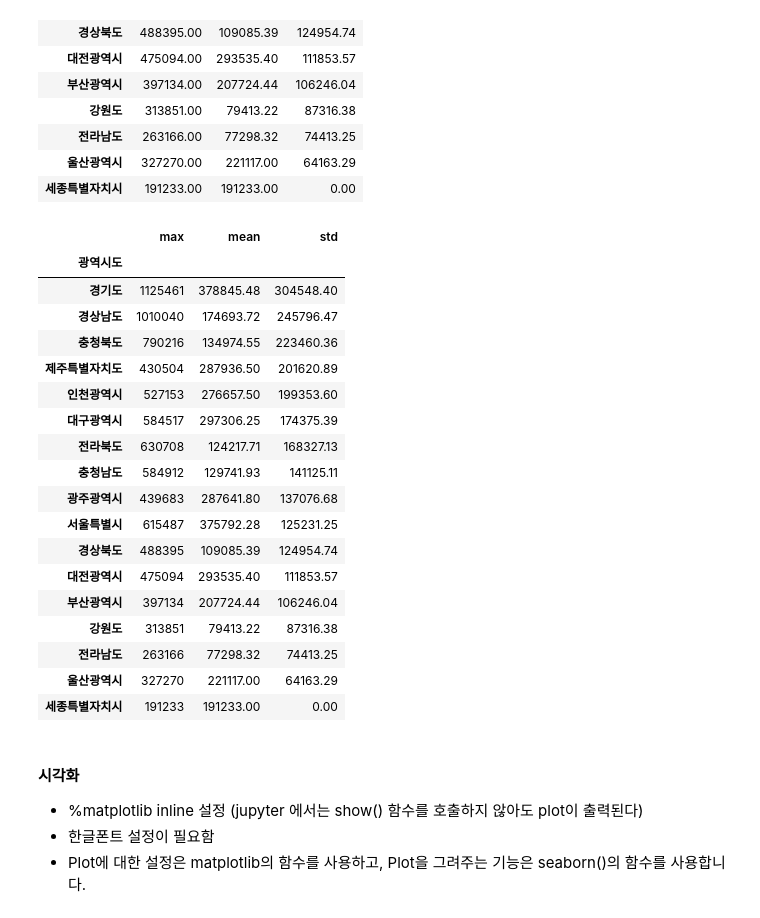
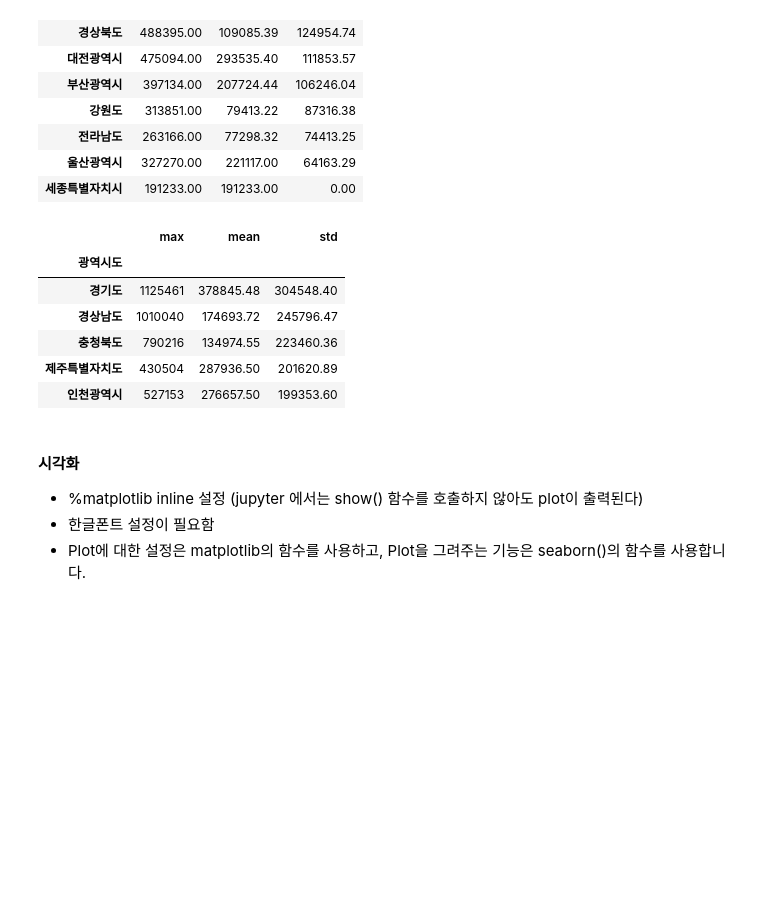
Before and after one commit to adunto/Python_WebScraping_Analysis, a Jupyter notebook: 03-1.행정구역정보_분석과시각화.ipynb, the cells around one changed output. Saved outputs shown, nothing was run; the diff lists cells and outputs as text; code cells hidden in the pictures; blank space fills up the shorter version.

```diff
--- a/03-1.행정구역정보_분석과시각화.ipynb
+++ b/03-1.행정구역정보_분석과시각화.ipynb
@@ -841,5 +853,8 @@ writer.close() #_save()
 # %%
 # agg() 함수 사용 - 그룹핑한 데이터를 여러개의 집계함수를 사용해서 새로운 DataFrame 객체 생성하기
+agg_group_df = df.groupby('광역시도')['인구수'].agg(['max', 'mean', 'std']).fillna(0)\
+    .sort_values(by="std", ascending=False)
+agg_group_df
 # %% [output]
 |  | max | mean | std |
 | 광역시도 |  |  |  |
@@ -884,26 +900,17 @@ writer.close() #_save()
 | 세종특별자치시 | 191233.00 | 191233.00 | 0.00 |
 # %%
 # 컬럼의 값을 변경하기 map() 함수를 사용하여 포맷하기
+agg_group_df['mean'] = agg_group_df['mean'].map('{:.2f}'.format)
+agg_group_df['std'] = agg_group_df['std'].map('{:.2f}'.format)
+agg_group_df.head()
 # %% [output]
 |  | max | mean | std |
 | 광역시도 |  |  |  |
 | 경기도 | 1125461 | 378845.48 | 304548.40 |
 | 경상남도 | 1010040 | 174693.72 | 245796.47 |
 | 충청북도 | 790216 | 134974.55 | 223460.36 |
 | 제주특별자치도 | 430504 | 287936.50 | 201620.89 |
 | 인천광역시 | 527153 | 276657.50 | 199353.60 |
-| 대구광역시 | 584517 | 297306.25 | 174375.39 |
-| 전라북도 | 630708 | 124217.71 | 168327.13 |
-| 충청남도 | 584912 | 129741.93 | 141125.11 |
-| 광주광역시 | 439683 | 287641.80 | 137076.68 |
-| 서울특별시 | 615487 | 375792.28 | 125231.25 |
-| 경상북도 | 488395 | 109085.39 | 124954.74 |
-| 대전광역시 | 475094 | 293535.40 | 111853.57 |
-| 부산광역시 | 397134 | 207724.44 | 106246.04 |
-| 강원도 | 313851 | 79413.22 | 87316.38 |
-| 전라남도 | 263166 | 77298.32 | 74413.25 |
-| 울산광역시 | 327270 | 221117.00 | 64163.29 |
-| 세종특별자치시 | 191233 | 191233.00 | 0.00 |
 # %% [markdown]
 #### 시각화
 * %matplotlib inline 설정 (jupyter 에서는 show() 함수를 호출하지 않아도 plot이 출력된다)
```
Also changed, not shown: parts of 14 cells of this notebook, 7 other files.
